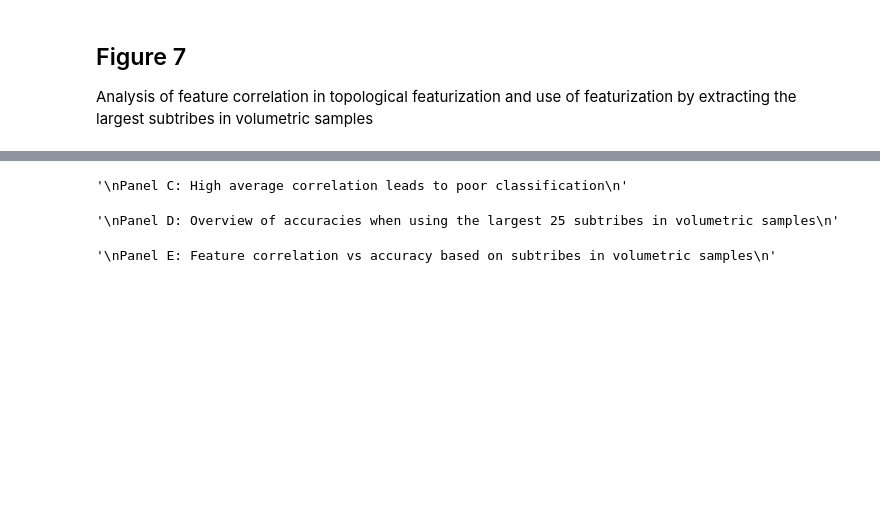
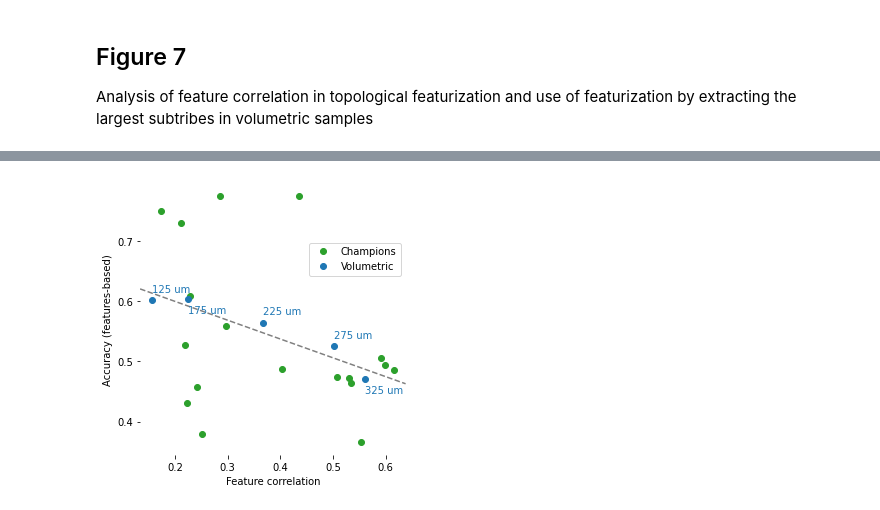
Before and after one commit to BlueBrain/topological_sampling, a Jupyter notebook: notebooks/Figure 7.ipynb, the cells around one changed output, grey strips where cells are left out. Cells and saved outputs as stored; diff of their text form; code cells hidden in the pictures; blank space fills up the shorter version.

```diff
--- a/notebooks/Figure 7.ipynb
+++ b/notebooks/Figure 7.ipynb
@@ -95,21 +134,43 @@ F.save(fig, "Panel-B")
-# %%
-"""
-Panel C: High average correlation leads to poor classification
-"""
-# To be added...
-# %% [output]
-'\nPanel C: High average correlation leads to poor classification\n'
-# %%
-"""
-Panel D: Overview of accuracies when using the largest 25 subtribes in volumetric samples
-"""
-# To be added...
-# %% [output]
-'\nPanel D: Overview of accuracies when using the largest 25 subtribes in volumetric samples\n'
-# %%
-"""
-Panel E: Feature correlation vs accuracy based on subtribes in volumetric samples
-"""
-# To be added...
-# %% [output]
-'\nPanel E: Feature correlation vs accuracy based on subtribes in volumetric samples\n'
+# %%
+"""
+Panel C: High average correlation leads to poor classification
+"""
+fig = plt.figure(figsize=(4.5, 4.5))
+ax = fig.gca()
+all_x = []
+all_y = []
+for x, spec in enumerate(specs_param):
+    data_mcc = ec_mcc.get2(sampling='Parameter', specifier=spec)
+    data_acc = ftr_acc.get2(sampling='Parameter', specifier=spec)
+    ax.plot(data_mcc, data_acc, marker='o', ls='None', color=col_param, label='Champions' if x==0 else '')
+    all_x.append(data_mcc)
+    all_y.append(data_acc)
+
+spec_va = ['bottom', 'top', 'bottom', 'bottom', 'top']
+for x, spec in enumerate(specs_vol):
+    data_mcc = ec_mcc.get2(sampling='Radius', specifier=spec)
+    data_acc = ftr_acc.get2(sampling='Radius', specifier=spec)
+    ax.plot(data_mcc, data_acc, marker='o', ls='None', color=col_vol, label='Volumetric' if x==0 else '')
+    if spec_va[x] == 'bottom':
+        y_offset = 0.01
+    elif spec_va[x] == 'top':
+        y_offset = -0.01
+    else:
+        y_offset = 0.0
+    ax.text(data_mcc, data_acc + y_offset, spec, ha='left', va=spec_va[x], color=col_vol)
+    all_x.append(data_mcc)
+    all_y.append(data_acc)
+
+data_fit = numpy.polyfit(all_x, all_y, deg=1)
+
+ax.set_xlabel('Feature correlation')
+ax.set_ylabel('Accuracy (features-based)')
+ax.axis('tight')
+x_range = numpy.array(ax.get_xlim())
+ax.plot(x_range, data_fit[1] + data_fit[0] * x_range, color='grey', ls='--')
+plt.box(False)
+plt.legend(loc='upper right', bbox_to_anchor=(1.0, 0.8))
+plt.tight_layout()
+F.save(fig, "Panel-C")
+# %% [output]
+[figure, added]
```
Also changed, not shown: parts of 7 cells of this notebook, 1 other file.
